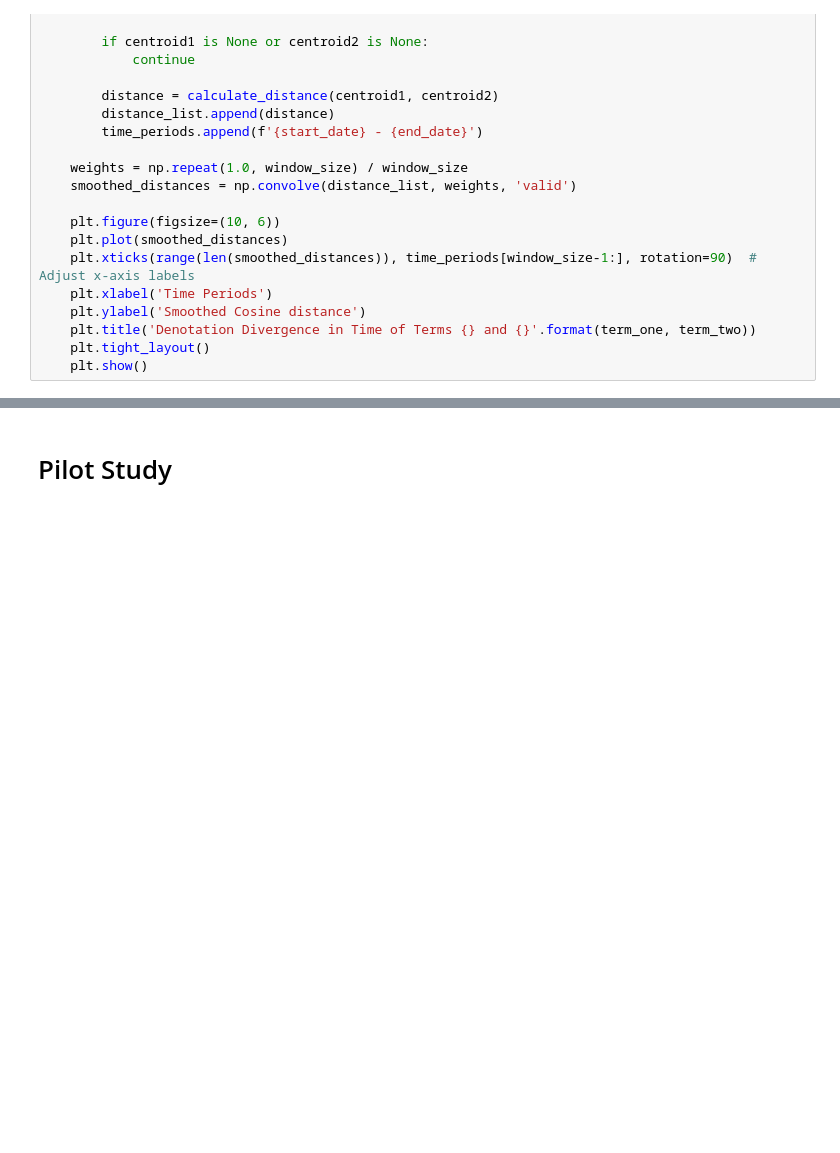
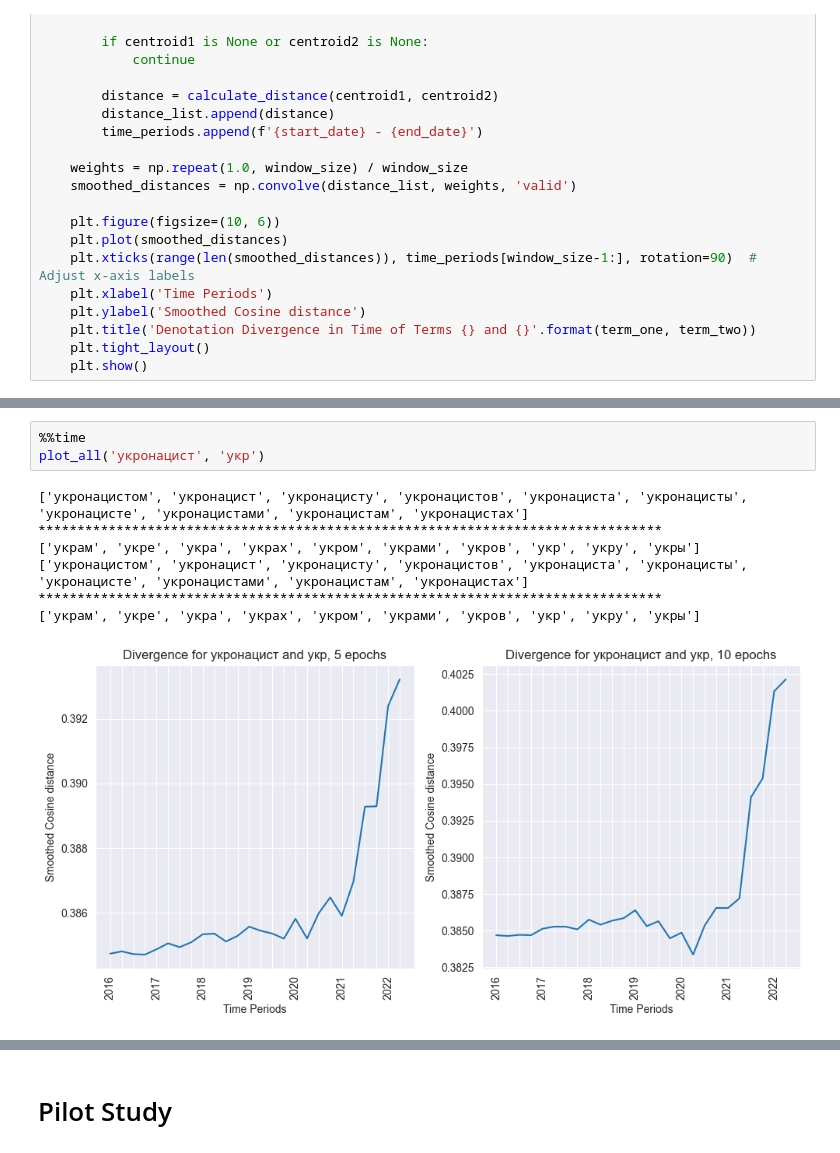
Before and after one commit to kateburovova/dehumanization, a Jupyter notebook: diachronic_analysis.ipynb, the cells around one changed output, grey strips where cells are left out. Saved outputs shown, nothing was run; the diff lists cells and outputs as text; blank space fills up the shorter version.

```diff
--- a/diachronic_analysis.ipynb
+++ b/diachronic_analysis.ipynb
@@ -515,0 +242,11 @@ Wall time: 1min 34s
+# %%
+%%time
+plot_all('укронацист', 'укр')
+# %% [output]
+['укронацистом', 'укронацист', 'укронацисту', 'укронацистов', 'укронациста', 'укронацисты', 'укронацисте', 'укронацистами', 'укронацистам', 'укронацистах']
+********************************************************************************
+['украм', 'укре', 'укра', 'украх', 'укром', 'украми', 'укров', 'укр', 'укру', 'укры']
+['укронацистом', 'укронацист', 'укронацисту', 'укронацистов', 'укронациста', 'укронацисты', 'укронацисте', 'укронацистами', 'укронацистам', 'укронацистах']
+********************************************************************************
+['украм', 'укре', 'укра', 'украх', 'укром', 'украми', 'укров', 'укр', 'укру', 'укры']
+[figure, added]
```
Also changed, not shown: parts of 72 cells of this notebook, 1 other file.
